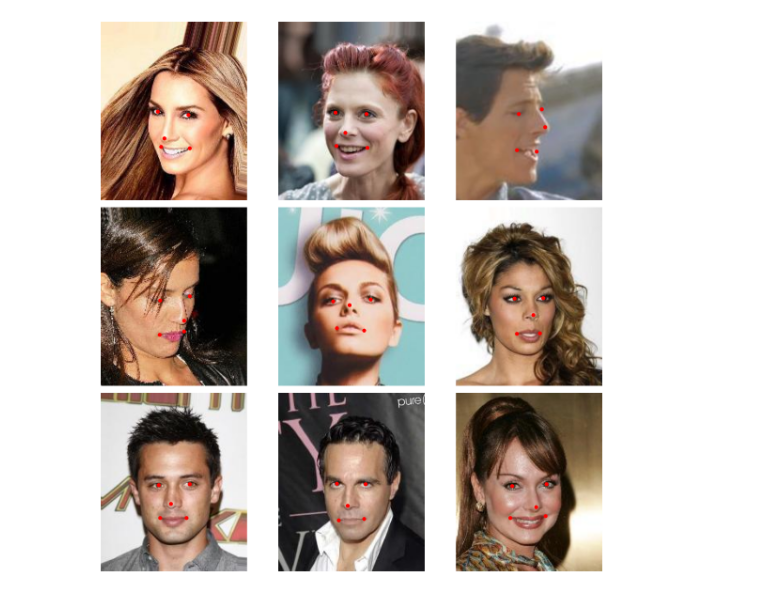
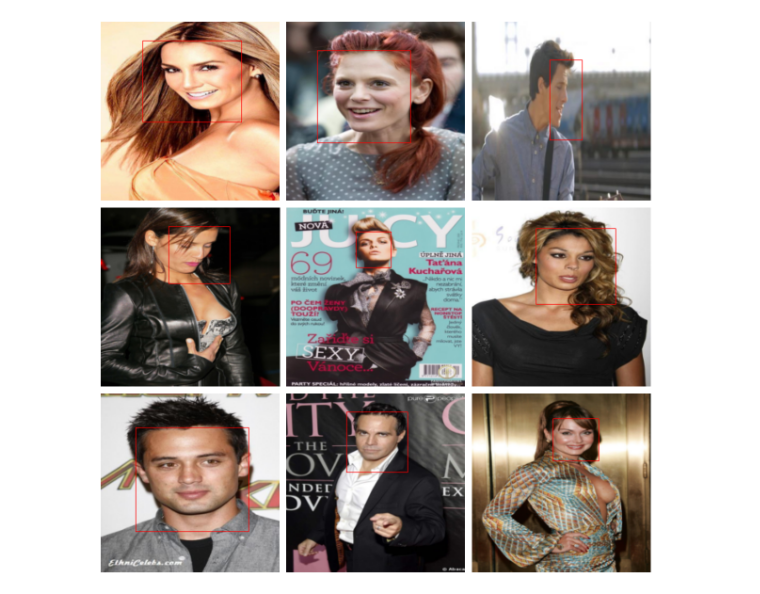
Before and after one commit to ttwardoch/FaceDetection, a Jupyter notebook: face.ipynb, the cells around one changed output. Cells and saved outputs as stored; diff of their text form; code cells hidden in the pictures.

Commit message:
succesful visualisation of dataset, and new datamodel allowing to transform both bbox and image

```diff
--- a/face.ipynb
+++ b/face.ipynb
@@ -54,35 +16,34 @@ dataset_bbox = torchvision.datasets.CelebA(
+# %%
+transform = transforms.Compose([
+    ResizeWithBBox((224, 224)),
+    ToTensorWithBBox()
+])
+dataset_bbox = CelebADataset(image_dir="./data_bbox/celeba/img_align_celeba/",
+                             bbox_file="./data_bbox/celeba/list_bbox_celeba.txt",
+                             sizes_file="./data_bbox/celeba/list_sizes_celeba.txt",
+                             transform=transform)
 # %%
-# Extract bounding boxes and landmarks
-def get_sample_with_annotations(idx):
-    img, (bbox, landmarks) = dataset_landmarks[idx]
-    bbox = bbox.tolist()
-    landmarks = landmarks.reshape(5, 2).tolist()
-    return img, bbox, landmarks
-
 # Create a 3x3 grid for plotting
 fig, axes = plt.subplots(3, 3, figsize=(12, 12))
 
 for i, ax in enumerate(axes.flatten()):
-    img, bbox, landmarks = get_sample_with_annotations(i)
+    img, bbox = dataset_bbox[i]
+    bbox = bbox.tolist()
 
     # Convert tensor to numpy image for plotting
     img_np = img.permute(1, 2, 0).numpy()
 
     # Display the image
     ax.imshow(img_np)
 
     # Draw bounding box
-    #x, y, w, h = bbox  # Top-left (x, y), width, height
-    #rect = patches.Rectangle((x, y), w, h, linewidth=1, edgecolor='red', facecolor='none')
-    #ax.add_patch(rect)
-
-    # Plot landmarks as green dots
-    for (lx, ly) in landmarks:
-        ax.plot(lx, ly, 'ro', markersize=5)  # 'g' for green, 'o' for dots
+    x, y, w, h = bbox
+    rect = patches.Rectangle((x, y), w, h, linewidth=1, edgecolor='red', facecolor='none')
+    ax.add_patch(rect)
 
     ax.axis('off')  # Hide axes
 
 plt.tight_layout()
 plt.show()
 # %% [output]
-[figure, old version]
+[figure, new version]
```
Also changed, not shown: parts of 10 cells of this notebook, 2 other files.
